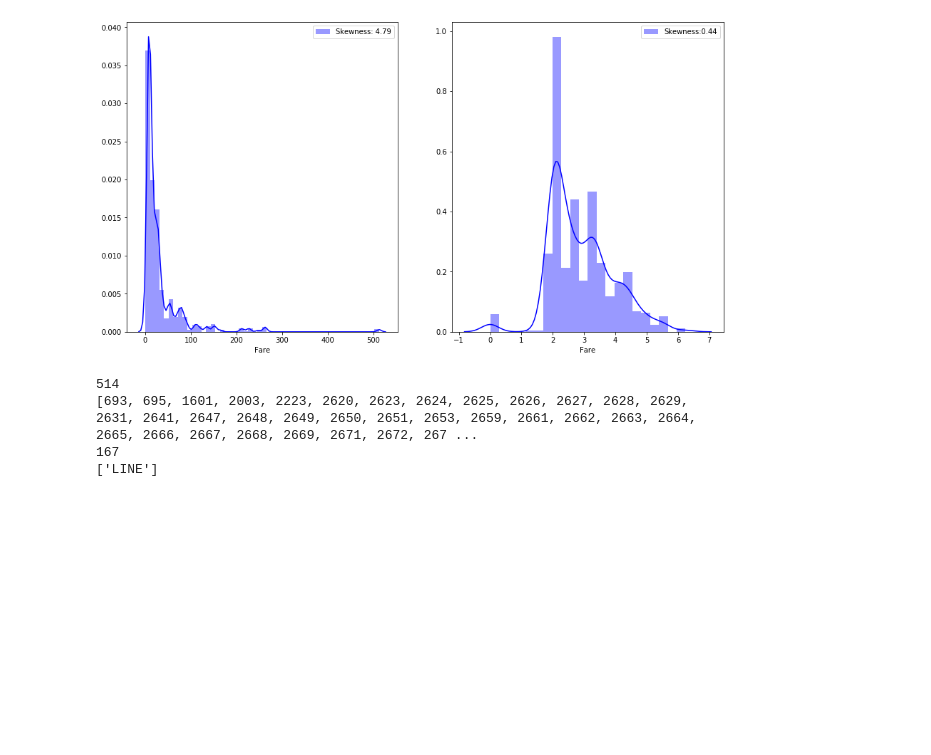
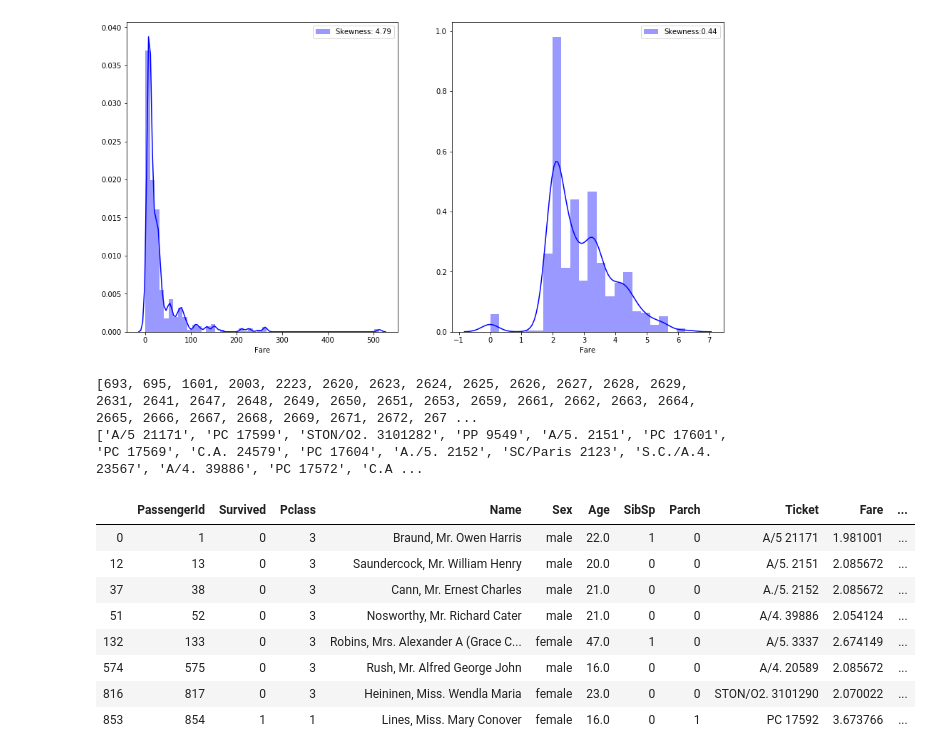
Before and after one commit to DongMinKim23/kaggle, a Jupyter notebook: Titanic3.ipynb, the cells around one changed output. Drawn from its saved outputs; the diff is of its cells as text; code cells hidden in the pictures; blank space fills up the shorter version.

```diff
--- a/Titanic3.ipynb
+++ b/Titanic3.ipynb
@@ -207,28 +207,35 @@ g= g.legend(loc='best')
 # %%
 #Ticket
 # print((df_train['Ticket'].value_counts()))
 import pprint
 t={'str':[],'int':[]}
 for i in df_train['Ticket'].values :
     try :
         num=int(i)
         if num not in t['int'] :
             t['int'].append(num)
     except ValueError :
         if i not in t['str'] :
             t['str'].append(i)
-print(len(t['int']))
+# print(len(t['int']))
 print(sorted(t['int']))
-print(len(t['str']))
-
-s_int=[]
-s_str=[]
-for i in t['str'] :
-    s=i.split()
-    if len(s) == 1:
-        print(s)
+print(t['str'])
+'''
+600 대는 1
+1000대는 3
+2000대는 3
+'''
+df_train[df_train['Ticket'].isin(['A/5 21171','A/5. 2151', 'A./5. 2152','A/5. 3337','A/4. 20589', 'A/4. 39886','STON/O2. 3101290',
+                                 ])]
 # %% [output]
-514
 [693, 695, 1601, 2003, 2223, 2620, 2623, 2624, 2625, 2626, 2627, 2628, 2629, 2631, 2641, 2647, 2648, 2649, 2650, 2651, 2653, 2659, 2661, 2662, 2663, 2664, 2665, 2666, 2667, 2668, 2669, 2671, 2672, 267 ...
-167
-['LINE']
+['A/5 21171', 'PC 17599', 'STON/O2. 3101282', 'PP 9549', 'A/5. 2151', 'PC 17601', 'PC 17569', 'C.A. 24579', 'PC 17604', 'A./5. 2152', 'SC/Paris 2123', 'S.C./A.4. 23567', 'A/4. 39886', 'PC 17572', 'C.A ...
+|  | PassengerId | Survived | Pclass | Name | Sex | Age | SibSp | Parch | Ticket | Fare | ... |
+| 0 | 1 | 0 | 3 | Braund, Mr. Owen Harris | male | 22.0 | 1 | 0 | A/5 21171 | 1.981001 | ... |
+| 12 | 13 | 0 | 3 | Saundercock, Mr. William Henry | male | 20.0 | 0 | 0 | A/5. 2151 | 2.085672 | ... |
+| 37 | 38 | 0 | 3 | Cann, Mr. Ernest Charles | male | 21.0 | 0 | 0 | A./5. 2152 | 2.085672 | ... |
+| 51 | 52 | 0 | 3 | Nosworthy, Mr. Richard Cater | male | 21.0 | 0 | 0 | A/4. 39886 | 2.054124 | ... |
+| 132 | 133 | 0 | 3 | Robins, Mrs. Alexander A (Grace C... | female | 47.0 | 1 | 0 | A/5. 3337 | 2.674149 | ... |
+| 574 | 575 | 0 | 3 | Rush, Mr. Alfred George John | male | 16.0 | 0 | 0 | A/4. 20589 | 2.085672 | ... |
+| 816 | 817 | 0 | 3 | Heininen, Miss. Wendla Maria | female | 23.0 | 0 | 0 | STON/O2. 3101290 | 2.070022 | ... |
+| 853 | 854 | 1 | 1 | Lines, Miss. Mary Conover | female | 16.0 | 0 | 1 | PC 17592 | 3.673766 | ... |
```
